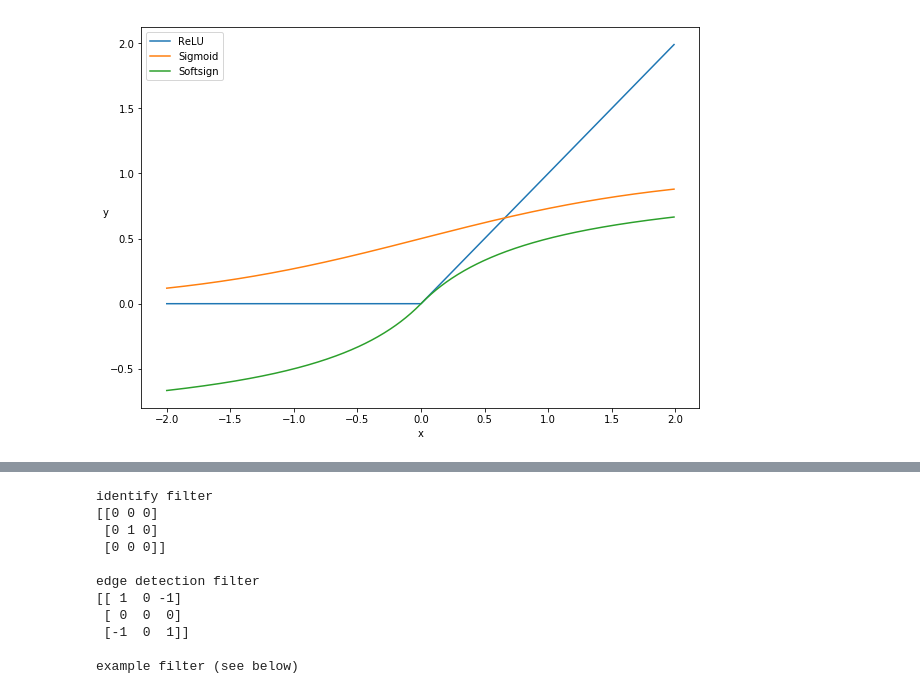
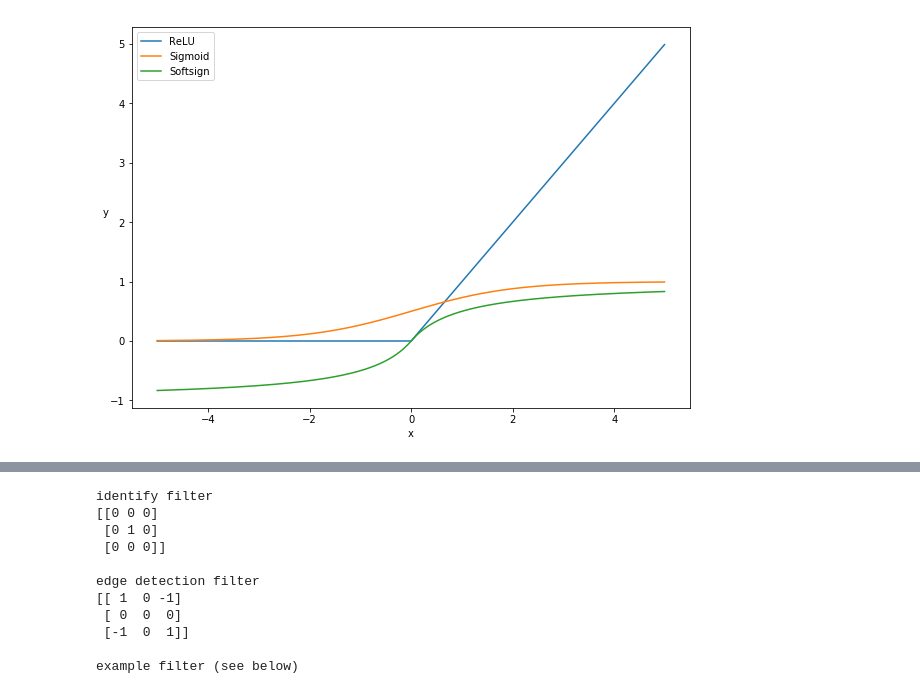
Before and after one commit to dringler/talks, a Jupyter notebook: data-analytics-2018/dl-keras.ipynb, the cells around one changed output, grey strips where cells are left out. Cells and saved outputs as stored; diff of their text form; code cells hidden in the pictures.

```diff
--- a/data-analytics-2018/dl-keras.ipynb
+++ b/data-analytics-2018/dl-keras.ipynb
@@ -66,31 +66,31 @@ $$ f(x) = \begin{cases}
 # %%
 %matplotlib inline
 import numpy as np
 import matplotlib.pyplot as plt
 
-X = np.arange(-2, 2, 0.01)
+X = np.arange(-5, 5, 0.01)
 
 def relu(x):
     return max(0, x)
 
 def sigmoid(x):
     return 1 / (1 + np.exp(-x))
 
 def softsign(x):
     return x / (1 + np.absolute(x))
 
 plt.figure(figsize = (10,7))
 plt.plot(X, [relu(x) for x in X])
 plt.plot(X, [sigmoid(x) for x in X])
 plt.plot(X, [softsign(x) for x in X])
 
 plt.xlabel("x")
 plt.ylabel("y").set_rotation(0)
 plt.legend(['ReLU', 'Sigmoid', 'Softsign'])
 
 plt.show()
 # %% [output]
-[figure, old version]
+[figure, new version]
 # %% [markdown]
 ### Perceptron (continued)
 ![perceptron](img/perceptron_weights.png)
```
Also changed, not shown: parts of 6 cells of this notebook.
